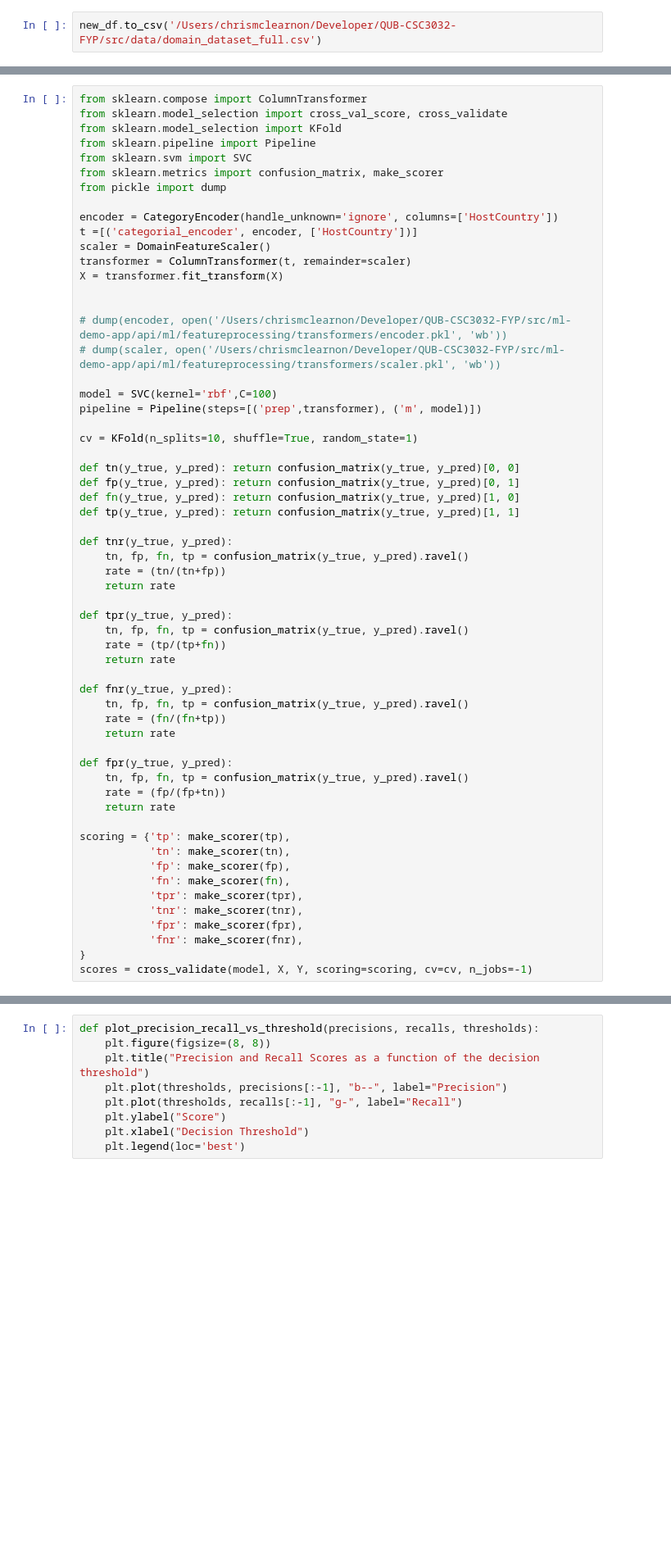
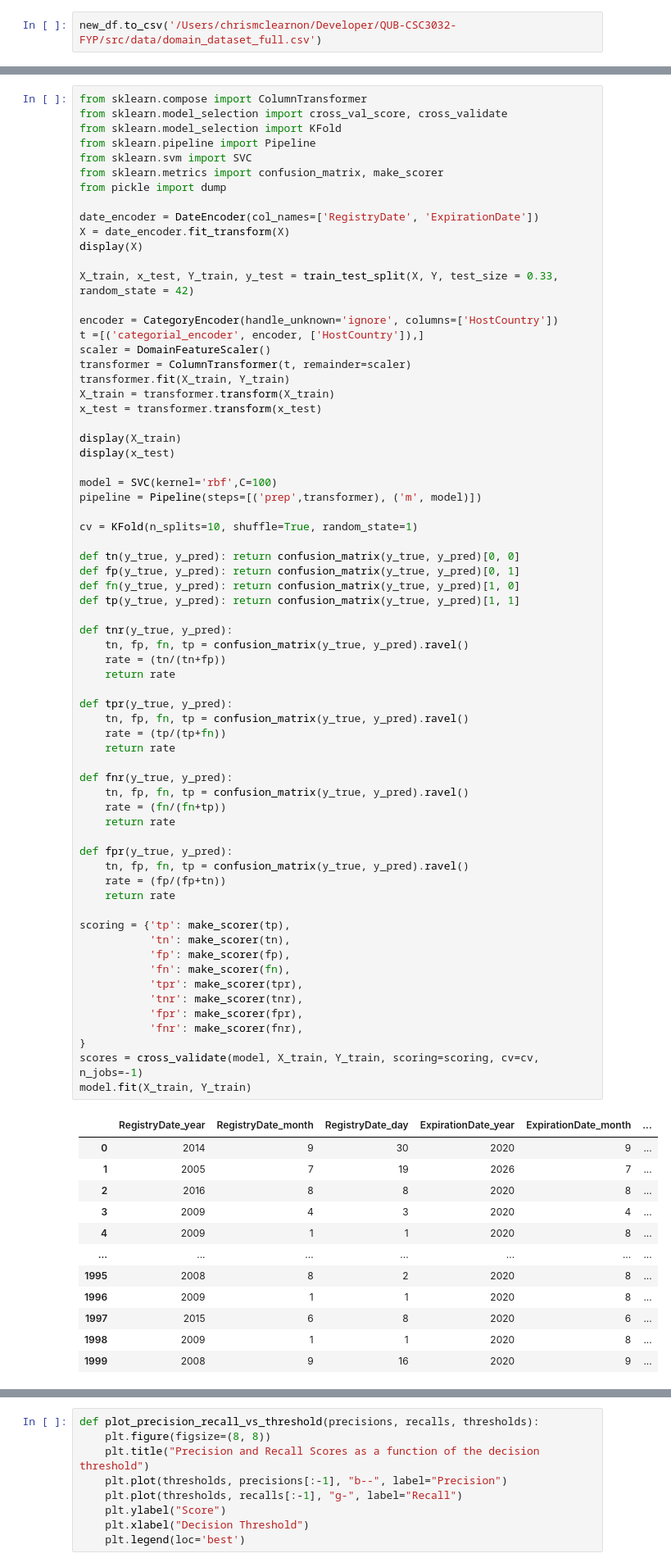
Before and after one commit to cmclearnon/QUB-CSC3032-FYP, a Jupyter notebook: src/ml/Domain - Host based Feature Extraction.ipynb, the cells around one changed output, grey strips where cells are left out. Shown at 82% size. Drawn from its saved outputs; the diff is of its cells as text; blank space fills up the shorter version.

```diff
--- a/src/ml/Domain - Host based Feature Extraction.ipynb
+++ b/src/ml/Domain - Host based Feature Extraction.ipynb
@@ -516,15 +406,22 @@ from sklearn.svm import SVC
 from sklearn.metrics import confusion_matrix, make_scorer
 from pickle import dump
 
+date_encoder = DateEncoder(col_names=['RegistryDate', 'ExpirationDate'])
+X = date_encoder.fit_transform(X)
+display(X)
+
+X_train, x_test, Y_train, y_test = train_test_split(X, Y, test_size = 0.33, random_state = 42)
+
 encoder = CategoryEncoder(handle_unknown='ignore', columns=['HostCountry'])
-t =[('categorial_encoder', encoder, ['HostCountry'])]
+t =[('categorial_encoder', encoder, ['HostCountry']),]
 scaler = DomainFeatureScaler()
 transformer = ColumnTransformer(t, remainder=scaler)
-X = transformer.fit_transform(X)
+transformer.fit(X_train, Y_train)
+X_train = transformer.transform(X_train)
+x_test = transformer.transform(x_test)
 
-
-# dump(encoder, open('/Users/chrismclearnon/Developer/QUB-CSC3032-FYP/src/ml-demo-app/api/ml/featureprocessing/transformers/encoder.pkl', 'wb'))
-# dump(scaler, open('/Users/chrismclearnon/Developer/QUB-CSC3032-FYP/src/ml-demo-app/api/ml/featureprocessing/transformers/scaler.pkl', 'wb'))
+display(X_train)
+display(x_test)
 
 model = SVC(kernel='rbf',C=100)
 pipeline = Pipeline(steps=[('prep',transformer), ('m', model)])
@@ -538,31 +435,45 @@ def tp(y_true, y_pred): return confusion_matrix(y_true, y_pred)[1, 1]
 
 def tnr(y_true, y_pred):
     tn, fp, fn, tp = confusion_matrix(y_true, y_pred).ravel()
     rate = (tn/(tn+fp))
     return rate
 
 def tpr(y_true, y_pred):
     tn, fp, fn, tp = confusion_matrix(y_true, y_pred).ravel()
     rate = (tp/(tp+fn))
     return rate
 
 def fnr(y_true, y_pred):
     tn, fp, fn, tp = confusion_matrix(y_true, y_pred).ravel()
     rate = (fn/(fn+tp))
     return rate
 
 def fpr(y_true, y_pred):
     tn, fp, fn, tp = confusion_matrix(y_true, y_pred).ravel()
     rate = (fp/(fp+tn))
     return rate
 
 scoring = {'tp': make_scorer(tp),
            'tn': make_scorer(tn),
            'fp': make_scorer(fp),
            'fn': make_scorer(fn),
            'tpr': make_scorer(tpr),
            'tnr': make_scorer(tnr),
            'fpr': make_scorer(fpr),
            'fnr': make_scorer(fnr),
 }
-scores = cross_validate(model, X, Y, scoring=scoring, cv=cv, n_jobs=-1)
+scores = cross_validate(model, X_train, Y_train, scoring=scoring, cv=cv, n_jobs=-1)
+model.fit(X_train, Y_train)
+# %% [output]
+|  | RegistryDate_year | RegistryDate_month | RegistryDate_day | ExpirationDate_year | ExpirationDate_month | ... |
+| 0 | 2014 | 9 | 30 | 2020 | 9 | ... |
+| 1 | 2005 | 7 | 19 | 2026 | 7 | ... |
+| 2 | 2016 | 8 | 8 | 2020 | 8 | ... |
+| 3 | 2009 | 4 | 3 | 2020 | 4 | ... |
+| 4 | 2009 | 1 | 1 | 2020 | 8 | ... |
+| ... | ... | ... | ... | ... | ... | ... |
+| 1995 | 2008 | 8 | 2 | 2020 | 8 | ... |
+| 1996 | 2009 | 1 | 1 | 2020 | 8 | ... |
+| 1997 | 2015 | 6 | 8 | 2020 | 6 | ... |
+| 1998 | 2009 | 1 | 1 | 2020 | 8 | ... |
+| 1999 | 2008 | 9 | 16 | 2020 | 9 | ... |
```
Also changed, not shown: parts of 25 cells of this notebook, 5 other files.
